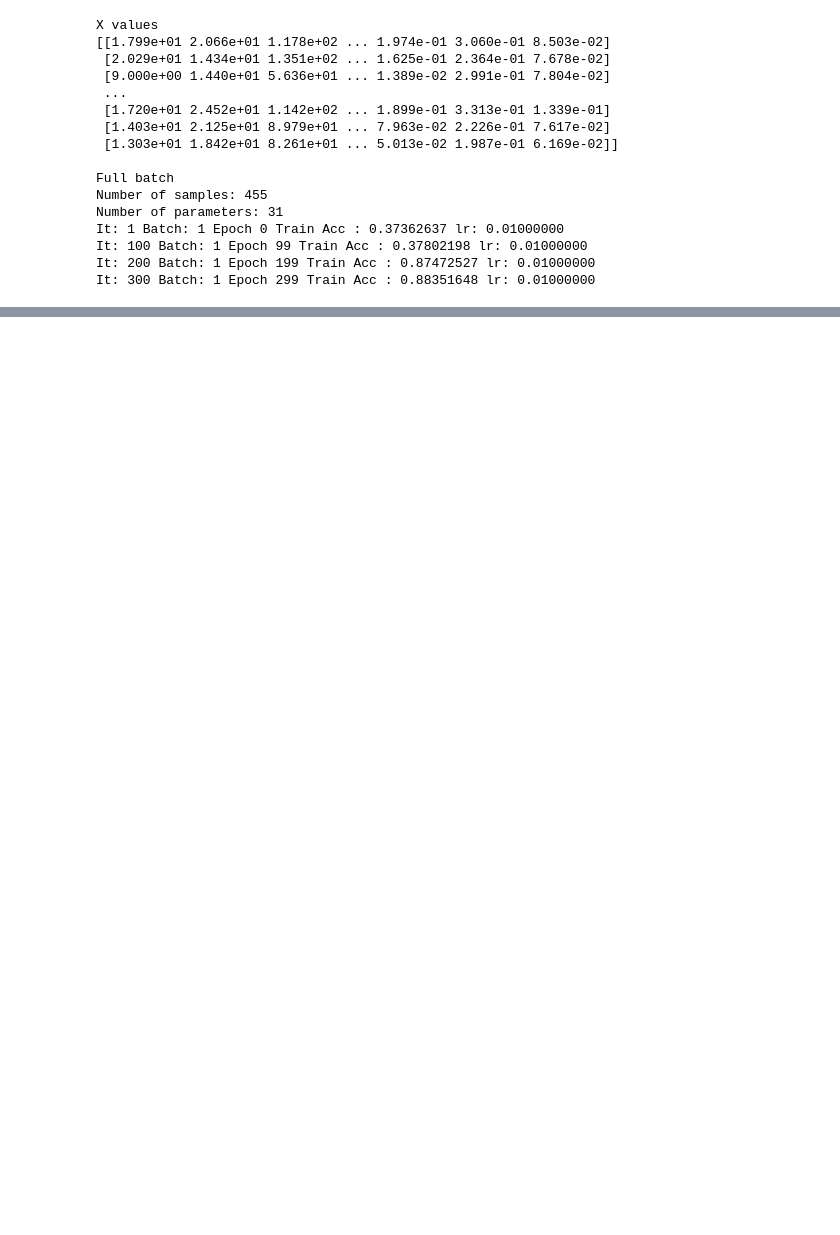
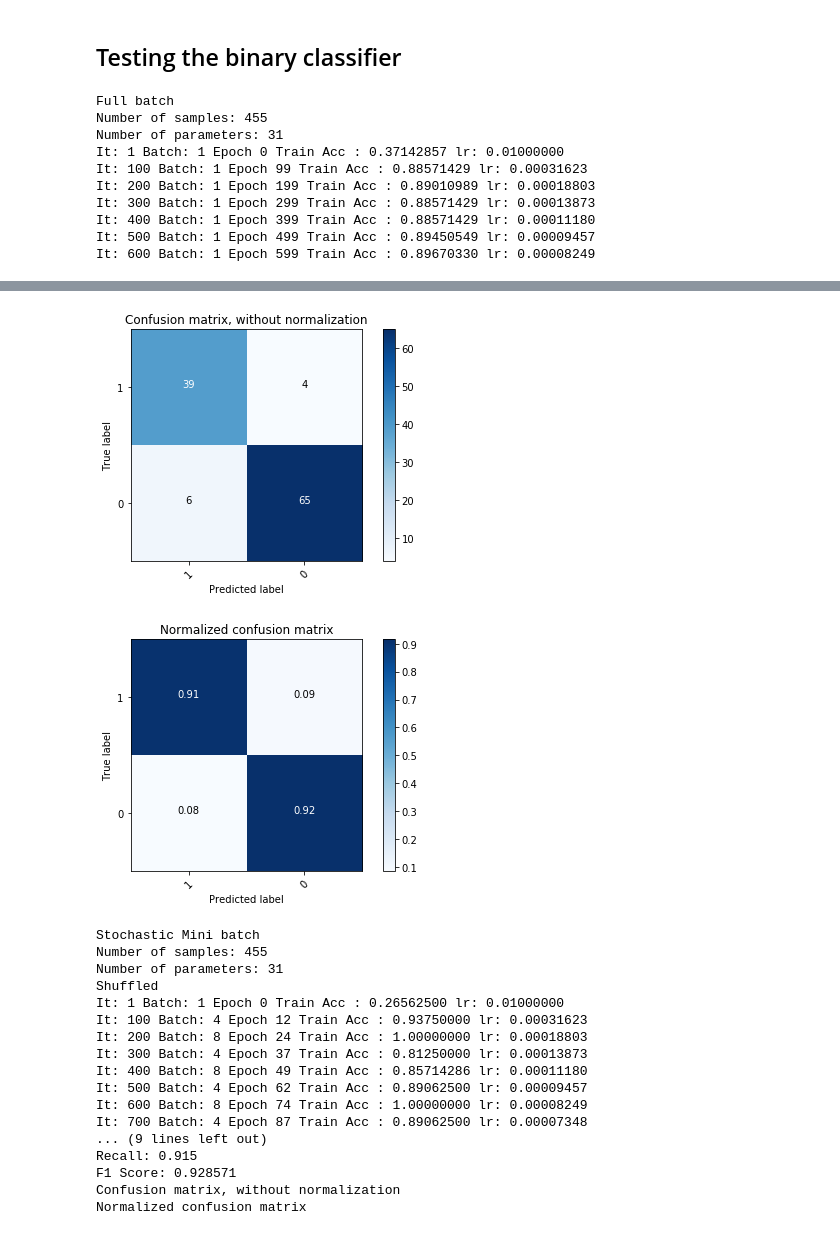
Before and after one commit to azaelmsousa/LogisticRegression-ANN, a Jupyter notebook: SGD Logistic Test.ipynb, the cells around one changed output, grey strips where cells are left out. Drawn from its saved outputs; the diff is of its cells as text; code cells hidden in the pictures; blank space fills up the shorter version.

Commit message:
Added the confusion matrix and evaluation aparatus for the Custom SGD

```diff
--- a/SGD Logistic Test.ipynb
+++ b/SGD Logistic Test.ipynb
@@ -22,22 +24,18 @@ Iter 49 theta: [-0.29781635  6.81603763 -3.08106294]
 Training Accuracy: 1.000
 Predicted: [0.99549877 0.00575383]
 Expected: [1. 0.]
+# %% [markdown]
+## Testing the binary classifier
 # %%
-custom_SGD.SGD_test()
+custom_SGD.SGD_test_binary()
 # %% [output]
-X values
-[[1.799e+01 2.066e+01 1.178e+02 ... 1.974e-01 3.060e-01 8.503e-02]
- [2.029e+01 1.434e+01 1.351e+02 ... 1.625e-01 2.364e-01 7.678e-02]
- [9.000e+00 1.440e+01 5.636e+01 ... 1.389e-02 2.991e-01 7.804e-02]
- ...
- [1.720e+01 2.452e+01 1.142e+02 ... 1.899e-01 3.313e-01 1.339e-01]
- [1.403e+01 2.125e+01 8.979e+01 ... 7.963e-02 2.226e-01 7.617e-02]
- [1.303e+01 1.842e+01 8.261e+01 ... 5.013e-02 1.987e-01 6.169e-02]]
-
 Full batch
 Number of samples: 455
 Number of parameters: 31
-It: 1 Batch: 1 Epoch 0 Train Acc : 0.37362637 lr: 0.01000000
-It: 100 Batch: 1 Epoch 99 Train Acc : 0.37802198 lr: 0.01000000
-It: 200 Batch: 1 Epoch 199 Train Acc : 0.87472527 lr: 0.01000000
-It: 300 Batch: 1 Epoch 299 Train Acc : 0.88351648 lr: 0.01000000
+It: 1 Batch: 1 Epoch 0 Train Acc : 0.37142857 lr: 0.01000000
+It: 100 Batch: 1 Epoch 99 Train Acc : 0.88571429 lr: 0.00031623
+It: 200 Batch: 1 Epoch 199 Train Acc : 0.89010989 lr: 0.00018803
+It: 300 Batch: 1 Epoch 299 Train Acc : 0.88571429 lr: 0.00013873
+It: 400 Batch: 1 Epoch 399 Train Acc : 0.88571429 lr: 0.00011180
+It: 500 Batch: 1 Epoch 499 Train Acc : 0.89450549 lr: 0.00009457
+It: 600 Batch: 1 Epoch 599 Train Acc : 0.89670330 lr: 0.00008249
@@ -60,0 +56,19 @@ Recall: 0.847
+[figure, added]
+[figure, added]
+Stochastic Mini batch
+Number of samples: 455
+Number of parameters: 31
+Shuffled
+It: 1 Batch: 1 Epoch 0 Train Acc : 0.26562500 lr: 0.01000000
+It: 100 Batch: 4 Epoch 12 Train Acc : 0.93750000 lr: 0.00031623
+It: 200 Batch: 8 Epoch 24 Train Acc : 1.00000000 lr: 0.00018803
+It: 300 Batch: 4 Epoch 37 Train Acc : 0.81250000 lr: 0.00013873
+It: 400 Batch: 8 Epoch 49 Train Acc : 0.85714286 lr: 0.00011180
+It: 500 Batch: 4 Epoch 62 Train Acc : 0.89062500 lr: 0.00009457
+It: 600 Batch: 8 Epoch 74 Train Acc : 1.00000000 lr: 0.00008249
+It: 700 Batch: 4 Epoch 87 Train Acc : 0.89062500 lr: 0.00007348
+... (9 lines left out)
+Recall: 0.915
+F1 Score: 0.928571
+Confusion matrix, without normalization
+Normalized confusion matrix
```
Also changed, not shown: parts of 5 cells of this notebook, 3 other files.
